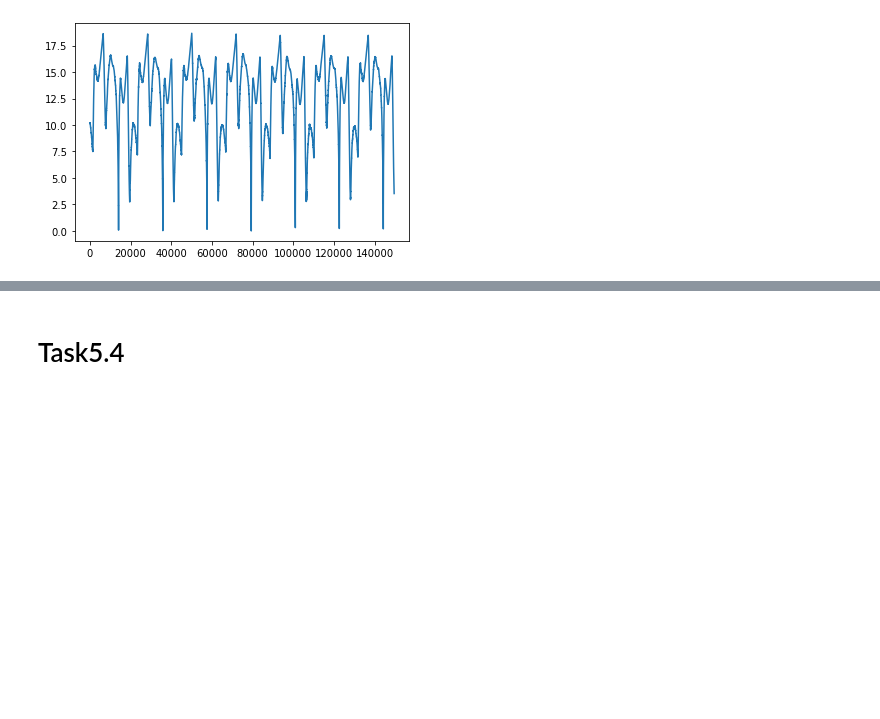
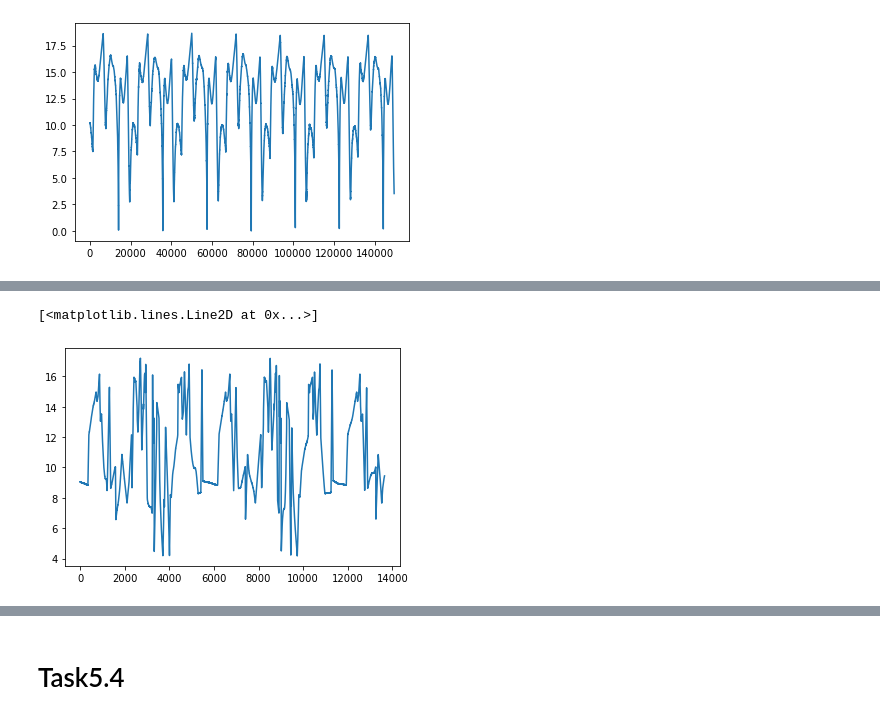
Before and after one commit to ge96rox/MLCMS05, a Jupyter notebook: task5.ipynb, the cells around one changed output, grey strips where cells are left out. Cells and saved outputs as stored; diff of their text form; code cells hidden in the pictures; blank space fills up the shorter version.

```diff
--- a/task5.ipynb
+++ b/task5.ipynb
@@ -77,7 +70,7 @@ for i in range(1, 10):
 pca_space = proj[:,:3]
 
 dim_index = 1
-v_field, arc_function, v_field_o, arc_function_o = arc_length_velocity(pca_space, data, dim_index, delay)
+v_field, arc_function = arc_length_velocity(pca_space, data, dim_index, delay)
 # %%
 plt.plot(v_field[:,0], v_field[:,1])
 # %% [output]
@@ -104,0 +84,7 @@ plt.plot(n[:,0])
+# %%
+app_v_field,_,_,_ = rbf_sin(v_field[:,0].reshape((-1,1)), v_field[:,1].reshape((-1,1)), 100, 1e5, p=2e4)
+v = app_v_field(v_field[:,0].reshape((-1,1)))
+plt.plot(v)
+# %% [output]
+[<matplotlib.lines.Line2D at 0x...>]
+[figure, added]
```
Also changed, not shown: parts of 12 cells of this notebook, 1 other file.
